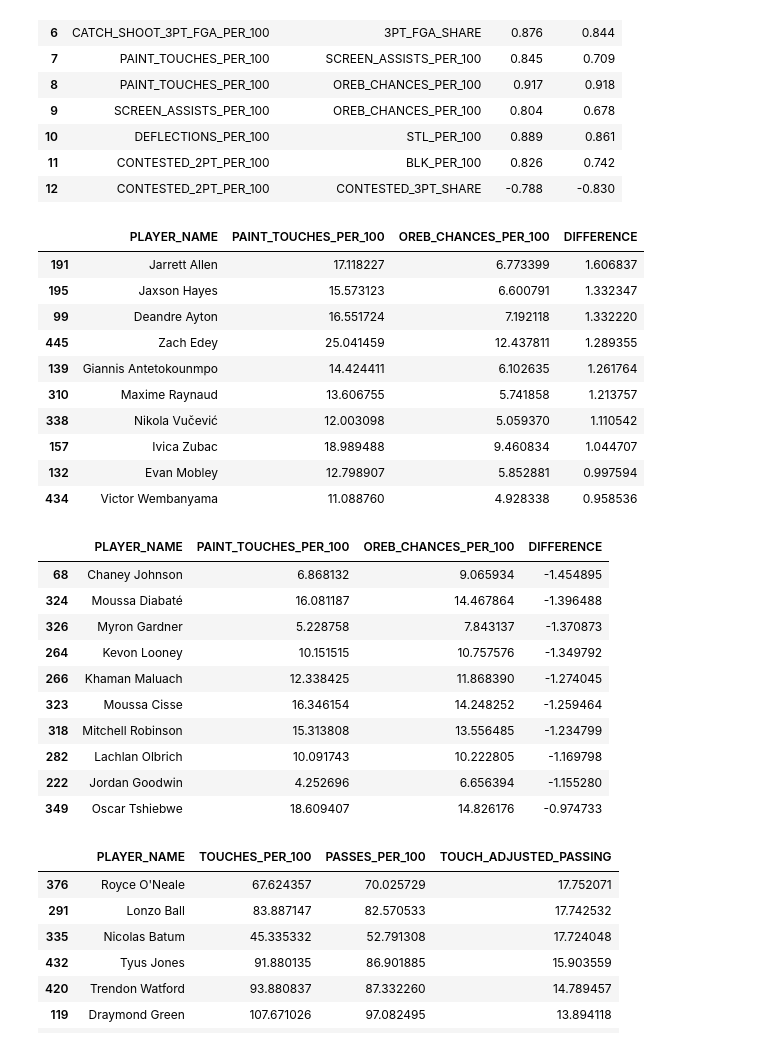
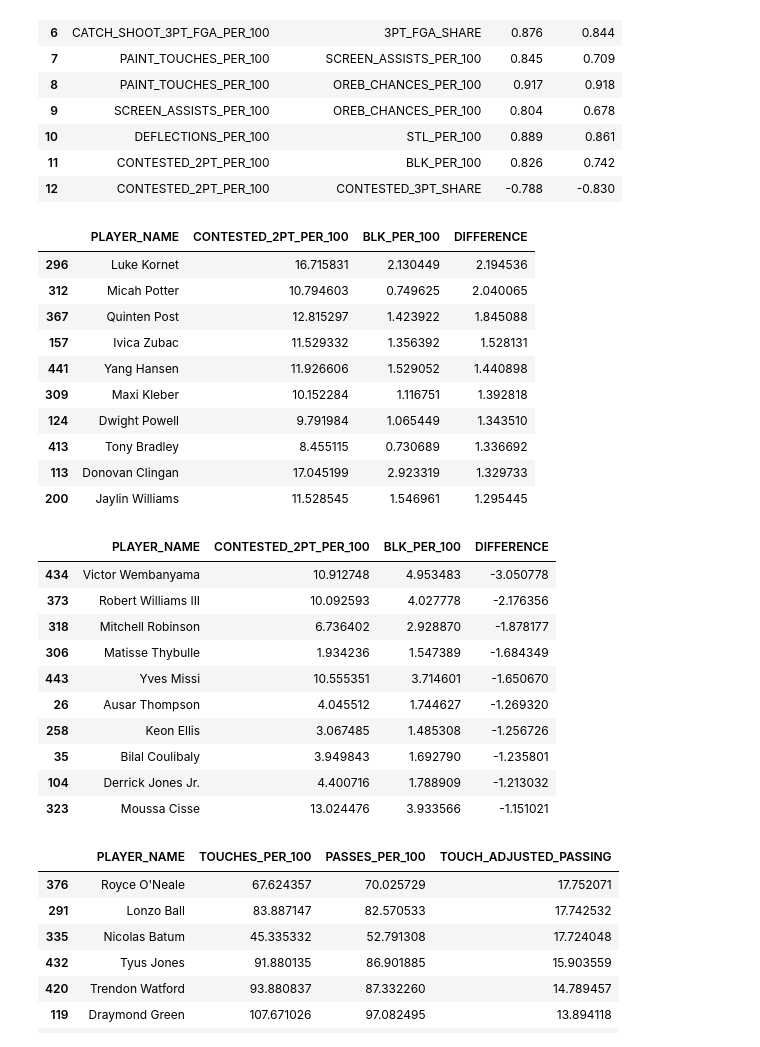
Before and after one commit to alex-abrego/nba-player-archetype-analysis, a Jupyter notebook: notebooks/02_feature_engineering.ipynb, the cells around one changed output. Saved outputs shown, nothing was run; the diff lists cells and outputs as text; code cells hidden in the pictures.

```diff
--- a/notebooks/02_feature_engineering.ipynb
+++ b/notebooks/02_feature_engineering.ipynb
@@ -344,8 +346,7 @@ style_features.to_parquet(output_path, index=False)
 per_100_features = {
     # Offense
     "TOUCHES": "TOUCHES_PER_100",
-    "PASSES_MADE": "PASSES_PER_100",
-    "POTENTIAL_AST": "POTENTIAL_AST_PER_100",
+    "AST_ADJ": "AST_ADJ_PER_100",
     "DRIVES": "DRIVES_PER_100",
     "RA_FGA": "RA_FGA_PER_100",
     "PULL_UP_FGA": "PULL_UP_FGA_PER_100",
@@ -613,8 +614,8 @@ display(high_correlations.round(3))
 | 11 | CONTESTED_2PT_PER_100 | BLK_PER_100 | 0.826 | 0.742 |
 | 12 | CONTESTED_2PT_PER_100 | CONTESTED_3PT_SHARE | -0.788 | -0.830 |
 # %%
-feature_a = "PAINT_TOUCHES_PER_100"
-feature_b = "OREB_CHANCES_PER_100"
+feature_a = "CONTESTED_2PT_PER_100"
+feature_b = "BLK_PER_100"
 
 comparison = candidate_features[
     ["PLAYER_NAME", feature_a, feature_b]
@@ -622,55 +623,55 @@ comparison = candidate_features[
 
 # Standardize temporarily for comparing two features.
 comparison["A_Z"] = (
     (comparison[feature_a] - comparison[feature_a].mean())
     / comparison[feature_a].std()
 )
 
 comparison["B_Z"] = (
     (comparison[feature_b] - comparison[feature_b].mean())
     / comparison[feature_b].std()
 )
 
 # Positive differences identify players who are unusually
 # high in A relative to B.
 comparison["DIFFERENCE"] = (
     comparison["A_Z"] - comparison["B_Z"]
 )
 
 display(
     comparison.nlargest(10, "DIFFERENCE")[
         ["PLAYER_NAME", feature_a, feature_b, "DIFFERENCE"]
     ]
 )
 
 display(
     comparison.nsmallest(10, "DIFFERENCE")[
         ["PLAYER_NAME", feature_a, feature_b, "DIFFERENCE"]
     ]
 )
 # %% [output]
-|  | PLAYER_NAME | PAINT_TOUCHES_PER_100 | OREB_CHANCES_PER_100 | DIFFERENCE |
-| 191 | Jarrett Allen | 17.118227 | 6.773399 | 1.606837 |
-| 195 | Jaxson Hayes | 15.573123 | 6.600791 | 1.332347 |
-| 99 | Deandre Ayton | 16.551724 | 7.192118 | 1.332220 |
-| 445 | Zach Edey | 25.041459 | 12.437811 | 1.289355 |
-| 139 | Giannis Antetokounmpo | 14.424411 | 6.102635 | 1.261764 |
-| 310 | Maxime Raynaud | 13.606755 | 5.741858 | 1.213757 |
-| 338 | Nikola Vučević | 12.003098 | 5.059370 | 1.110542 |
-| 157 | Ivica Zubac | 18.989488 | 9.460834 | 1.044707 |
-| 132 | Evan Mobley | 12.798907 | 5.852881 | 0.997594 |
-| 434 | Victor Wembanyama | 11.088760 | 4.928338 | 0.958536 |
+|  | PLAYER_NAME | CONTESTED_2PT_PER_100 | BLK_PER_100 | DIFFERENCE |
+| 296 | Luke Kornet | 16.715831 | 2.130449 | 2.194536 |
+| 312 | Micah Potter | 10.794603 | 0.749625 | 2.040065 |
+| 367 | Quinten Post | 12.815297 | 1.423922 | 1.845088 |
+| 157 | Ivica Zubac | 11.529332 | 1.356392 | 1.528131 |
+| 441 | Yang Hansen | 11.926606 | 1.529052 | 1.440898 |
+| 309 | Maxi Kleber | 10.152284 | 1.116751 | 1.392818 |
+| 124 | Dwight Powell | 9.791984 | 1.065449 | 1.343510 |
+| 413 | Tony Bradley | 8.455115 | 0.730689 | 1.336692 |
+| 113 | Donovan Clingan | 17.045199 | 2.923319 | 1.329733 |
+| 200 | Jaylin Williams | 11.528545 | 1.546961 | 1.295445 |
-|  | PLAYER_NAME | PAINT_TOUCHES_PER_100 | OREB_CHANCES_PER_100 | DIFFERENCE |
-| 68 | Chaney Johnson | 6.868132 | 9.065934 | -1.454895 |
-| 324 | Moussa Diabaté | 16.081187 | 14.467864 | -1.396488 |
-| 326 | Myron Gardner | 5.228758 | 7.843137 | -1.370873 |
-| 264 | Kevon Looney | 10.151515 | 10.757576 | -1.349792 |
-| 266 | Khaman Maluach | 12.338425 | 11.868390 | -1.274045 |
-| 323 | Moussa Cisse | 16.346154 | 14.248252 | -1.259464 |
-| 318 | Mitchell Robinson | 15.313808 | 13.556485 | -1.234799 |
-| 282 | Lachlan Olbrich | 10.091743 | 10.222805 | -1.169798 |
-| 222 | Jordan Goodwin | 4.252696 | 6.656394 | -1.155280 |
-| 349 | Oscar Tshiebwe | 18.609407 | 14.826176 | -0.974733 |
+|  | PLAYER_NAME | CONTESTED_2PT_PER_100 | BLK_PER_100 | DIFFERENCE |
+| 434 | Victor Wembanyama | 10.912748 | 4.953483 | -3.050778 |
+| 373 | Robert Williams III | 10.092593 | 4.027778 | -2.176356 |
+| 318 | Mitchell Robinson | 6.736402 | 2.928870 | -1.878177 |
+| 306 | Matisse Thybulle | 1.934236 | 1.547389 | -1.684349 |
+| 443 | Yves Missi | 10.555351 | 3.714601 | -1.650670 |
+| 26 | Ausar Thompson | 4.045512 | 1.744627 | -1.269320 |
+| 258 | Keon Ellis | 3.067485 | 1.485308 | -1.256726 |
+| 35 | Bilal Coulibaly | 3.949843 | 1.692790 | -1.235801 |
+| 104 | Derrick Jones Jr. | 4.400716 | 1.788909 | -1.213032 |
+| 323 | Moussa Cisse | 13.024476 | 3.933566 | -1.151021 |
 # %%
 x = candidate_features["TOUCHES_PER_100"]
 y = candidate_features["PASSES_PER_100"]
```
Also changed, not shown: parts of 13 cells of this notebook, 1 other file.
